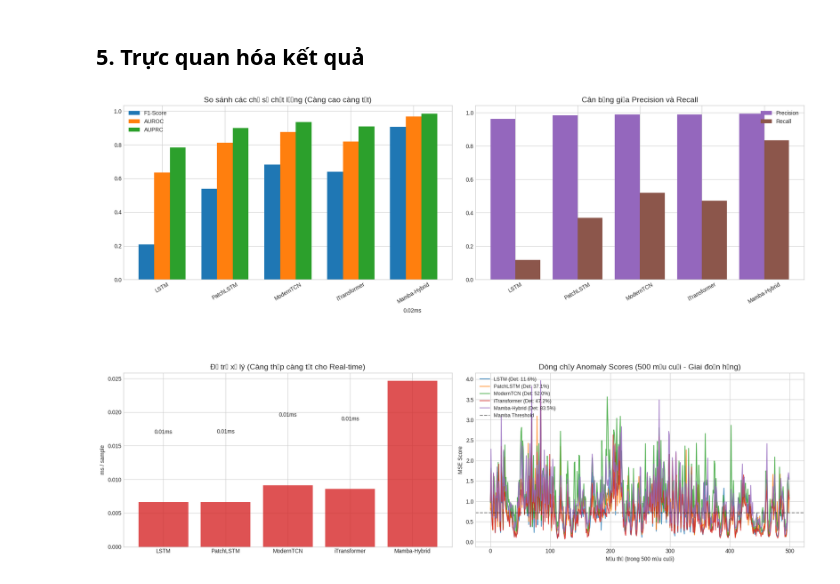
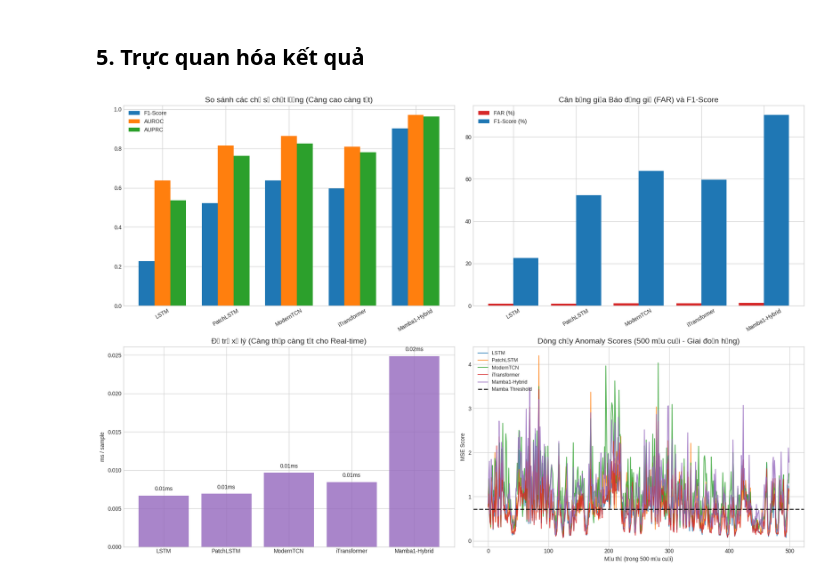
Before and after one commit to sunbv56/mamba-forecast-ad, a Jupyter notebook: notebooks/mamba-forecast-ad.ipynb, the cells around one changed output. Cells and saved outputs as stored; diff of their text form; code cells hidden in the pictures.

```diff
--- a/notebooks/mamba-forecast-ad.ipynb
+++ b/notebooks/mamba-forecast-ad.ipynb
@@ -165,17 +169,17 @@ models = {
     "PatchLSTM": PatchLSTM(in_channels=2, patch_size=64, stride=64, d_model=80, num_layers=3, horizon=512),
     "ModernTCN": ModernTCNForecaster(input_dim=2, d_model=96, num_layers=3, kernel_size=17, horizon=512),
     "iTransformer": iTransformer(input_dim=2, lookback=1024, d_model=64, nhead=4, num_layers=3, horizon=512),
-    # "Transformer": TransformerForecaster(input_dim=2, d_model=64, nhead=4, num_layers=3, horizon=512),
-    # "PatchTransformer": PatchTransformer(in_channels=2, patch_size=64, stride=64, d_model=64, nhead=4, num_layers=3, horizon=512),
-    "Mamba-Hybrid": HybridMambaCNN({
+    # "PatchTST": PatchTST(in_channels=2, lookback=lookback, patch_size=64, stride=64, d_model=64, nhead=4, num_layers=3, horizon=horizon),
+    "Mamba1-Hybrid": HybridMambaCNN({
         'model': {
+            'mamba_version': 1,
             'cnn_out_channels': 64, 'mamba_d_model': 64, 'mamba_n_layer': 4,
             'mamba_d_state': 16, 'mamba_d_conv': 4, 'mamba_expand': 3,
-            'forecast_len': 512, 'patch_size': 64, 'stride': 64,
-            'in_channels': 2, 'out_channels': 2, 'bidirectional': False
+            'forecast_len': horizon, 'patch_size': 64, 'stride': 64,
+            'in_channels': 2, 'out_channels': 2
         },
         'data': {'patch_size': 64, 'stride': 64}
-    })
+    }),
 }
 
 for name, model in models.items():
@@ -372,56 +365,87 @@ Epoch [100/100] - Loss: 0.683068
 # %% [markdown]
 ## 5. Trực quan hóa kết quả
 # %%
+import matplotlib.pyplot as plt
+import matplotlib as mpl
+import numpy as np
+
+# ==========================================
+# CẤU HÌNH ĐỂ HIỂN THỊ TIẾNG VIỆT ĐÚNG
+# ==========================================
+# Thử dùng Arial, nếu máy không có thì dùng DejaVu Sans (mặc định của mplt)
+mpl.rcParams['font.sans-serif'] = ['Arial', 'DejaVu Sans', 'sans-serif']
+mpl.rcParams['font.family'] = 'sans-serif'
+# Đảm bảo dấu trừ hiển thị đúng
+mpl.rcParams['axes.unicode_minus'] = False
+
 plt.style.use('seaborn-v0_8-whitegrid') # Sử dụng style sạch sẽ
 fig = plt.figure(figsize=(18, 12))
-
 names = list(results.keys())
 x = np.arange(len(names))
 
-# --- 5.1 So sánh F1, AUC và AUPRC ---
+# --- 1.1 So sánh F1, AUC và AUPRC ---
 ax1 = plt.subplot(2, 2, 1)
 width = 0.25
-ax1.bar(x - width, [results[n]['f1'] for n in names], width, label='F1-Score', color='#1f77b4')
-ax1.bar(x, [results[n]['auc'] for n in names], width, label='AUROC', color='#ff7f0e')
-ax1.bar(x + width, [results[n]['auprc'] for n in names], width, label='AUPRC', color='#2ca02c')
+ax1.bar(x - width, [results[n].get('f1', 0) for n in names], width, label='F1-Score', color='#1f77b4')
+ax1.bar(x, [results[n].get('auc', 0) for n in names], width, label='AUROC', color='#ff7f0e')
+ax1.bar(x + width, [results[n].get('auprc', 0) for n in names], width, label='AUPRC', color='#2ca02c')
 ax1.set_xticks(x)
 ax1.set_xticklabels(names, rotation=30)
 ax1.set_title("So sánh các chỉ số chất lượng (Càng cao càng tốt)", fontsize=14)
 ax1.legend()
 
-# --- 5.2 So sánh Precision và Recall ---
+# --- 1.2 So sánh FAR và F1-Score (Đã cập nhật để dùng FAR có sẵn) ---
 ax2 = plt.subplot(2, 2, 2)
-ax2.bar(x - 0.2, [results[n]['precision'] for n in names], 0.4, label='Precision', color='#9467bd')
-ax2.bar(x + 0.2, [results[n]['recall'] for n in names], 0.4, label='Recall', color='#8c564b')
+# FAR càng thấp càng tốt, F1 càng cao càng tốt. Nhân 100 để về % cho dễ nhìn
+ax2.bar(x - 0.2, [results[n].get('far', 0) * 100 for n in names], 0.4, label='FAR (%)', color='#d62728')
+ax2.bar(x + 0.2, [results[n].get('f1', 0) * 100 for n in names], 0.4, label='F1-Score (%)', color='#1f77b4')
 ax2.set_xticks(x)
 ax2.set_xticklabels(names, rotation=30)
-ax2.set_title("Cân bằng giữa Precision và Recall", fontsize=14)
+ax2.set_title("Cân bằng giữa Báo động giả (FAR) và F1-Score", fontsize=14)
 ax2.legend()
 
-# --- 5.3 So sánh Độ trễ (Latency) ---
+# --- 1.3 So sánh Độ trễ (Latency) ---
 ax3 = plt.subplot(2, 2, 3)
-latencies = [results[n]['latency'] for n in names]
-bars = ax3.bar(names, latencies, color='#d62728', alpha=0.8)
+latencies = [results[n].get('latency', 0) for n in names]
+bars = ax3.bar(names, latencies, color='#9467bd', alpha=0.8)
 ax3.set_ylabel("ms / sample")
 ax3.set_title("Độ trễ xử lý (Càng thấp càng tốt cho Real-time)", fontsize=14)
+
 # Thêm giá trị trên đầu cột
+max_lat = max(latencies) if latencies else 1
 for bar in bars:
     yval = bar.get_height()
-    ax3.text(bar.get_x() + bar.get_width()/2, yval + 0.01, f'{yval:.2f}ms', ha='center', va='bottom')
+    ax3.text(bar.get_x() + bar.get_width()/2, yval + (max_lat * 0.02), f'{yval:.2f}ms', ha='center', va='bottom')
 
-# --- 5.4 Biểu đồ Anomaly Scores (500 mẫu cuối) ---
+# --- 1.4 Biểu đồ Anomaly Scores (500 mẫu cuối) ---
 ax4 = plt.subplot(2, 2, 4)
+has_data = False
+
 for name in names:
-    ax4.plot(results[name]['last_scores'], label=f"{name} (Det: {results[name]['detection_rate']:.1%})", alpha=0.8)
+    last_scores = results[name].get('last_scores', [])
+    det_rate = results[name].get('detection_rate', 0)
+    if len(last_scores) > 0:
+        has_data = True
+        ax4.plot(last_scores, label=f"{name}", alpha=0.8)
 
-# Vẽ ngưỡng của Mamba-Hybrid làm chuẩn
-ax4.axhline(y=results['Mamba-Hybrid']['threshold'], color='black', linestyle='--', alpha=0.5, label='Mamba Threshold')
+if has_data:
+    # Vẽ ngưỡng làm chuẩn (ưu tiên Mamba nếu có, không thì model đầu tiên)
+    if 'Mamba1-Hybrid' in results:
+        ax4.axhline(y=results['Mamba1-Hybrid'].get('threshold', 0), color='black', linestyle='--', alpha=0.8, label='Mamba Threshold', linewidth=2)
+    elif names:
+        ax4.axhline(y=results[names[0]].get('threshold', 0), color='black', linestyle='--', alpha=0.5, label=f'{names[0]} Threshold')
+
+    ax4.legend(loc='upper left', fontsize=9)
+else:
+    # Nếu bạn nhìn thấy dòng này, hãy xem lại BƯỚC 1 ở trên
+    ax4.text(0.5, 0.5, 'Chưa có dữ liệu "last_scores"!\nVui lòng xem hướng dẫn sửa code Train ở BƯỚC 1.',
+             ha='center', va='center', fontsize=12, color='red', transform=ax4.transAxes, fontweight='bold')
+
 ax4.set_title("Dòng chảy Anomaly Scores (500 mẫu cuối - Giai đoạn hỏng)", fontsize=14)
 ax4.set_xlabel("Mẫu thứ (trong 500 mẫu cuối)")
 ax4.set_ylabel("MSE Score")
-ax4.legend(loc='upper left', fontsize=9)
 
 plt.tight_layout()
 plt.show()
 # %% [output]
-[figure, old version]
+[figure, new version]
```
Also changed, not shown: parts of 7 cells of this notebook, 10 other files.
